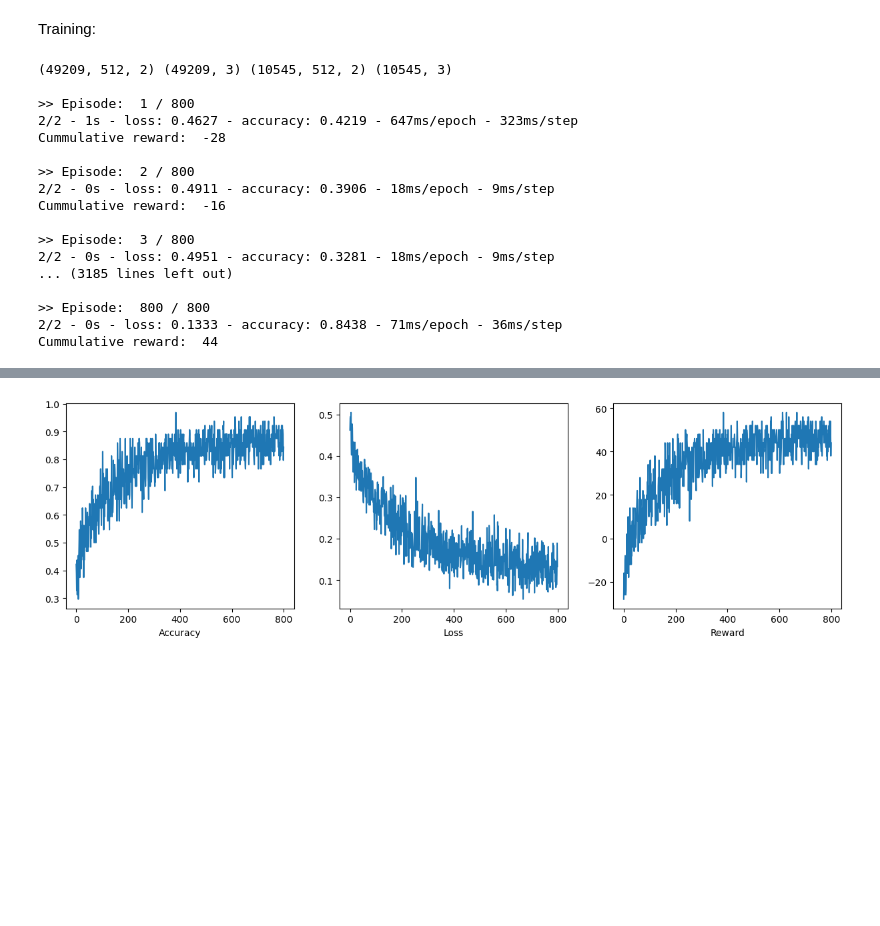
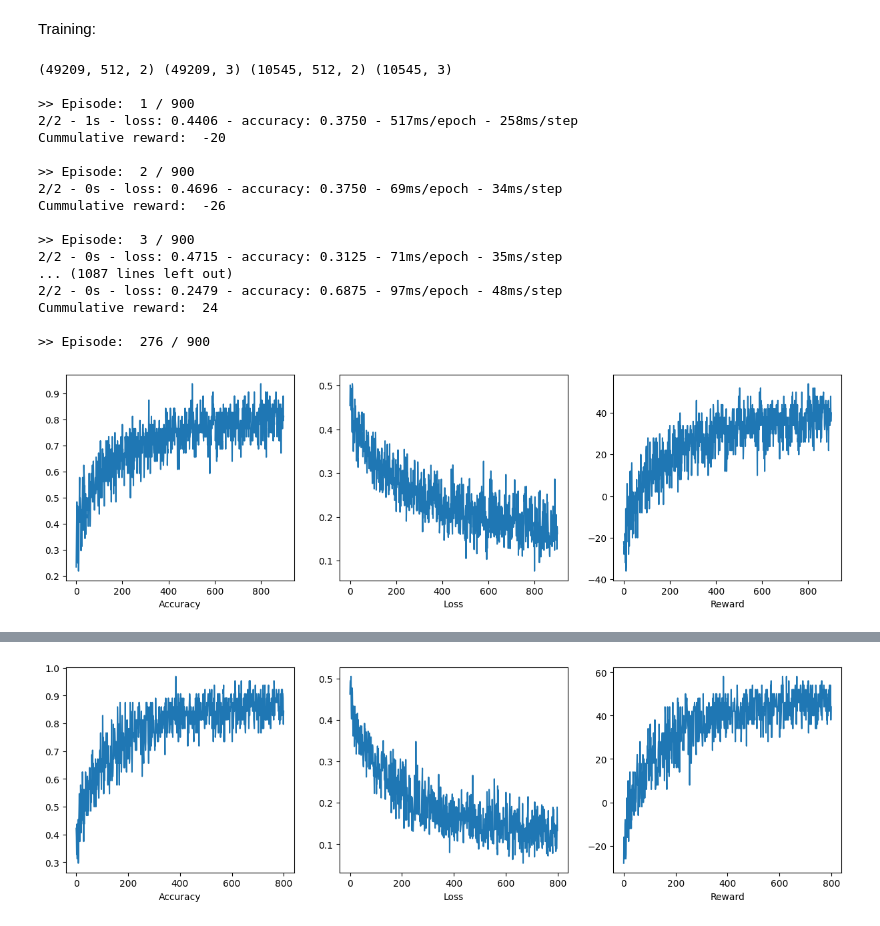
Before and after one commit to carlotala/TFG_GITT_project_code, a Jupyter notebook: RL_CNN_Model.ipynb, the cells around one changed output, grey strips where cells are left out. Cells and saved outputs as stored; diff of their text form; code cells hidden in the pictures; blank space fills up the shorter version.

Commit message:
Updating RL model and requirements.txt

```diff
--- a/RL_CNN_Model.ipynb
+++ b/RL_CNN_Model.ipynb
@@ -193,13 +193,13 @@ trainX, trainy, testX, testy = load_dataset() # load dataset (x = state, y = act
 env = PowerPlantEnv(dataset=(trainX, trainy))
 action_space = [0,1,2] # action space: {0: healthy, 1: OR fault, 2: IR fault}
 
-E = 800 # training episode number
+E = 900 # training episode number
 M = 300 # experience pool capacity
 R = 64 # replay size
 T = 64 # game rounds in one episode
 C = 10 # copy period: training steps to update periodicity of target network
 
-discount_factor = 0.01 # gamma
+discount_factor = 0.05 # gamma
 learning_rate = 0.001 # alpha
 
 # epsilon-greedy:
@@ -211,6 +211,8 @@ epsilon_decay = 0.3  # exponential decay rate for exploration prob
 cum_reward_episode = []
 acc_episode = []
 loss_episode = []
+best_acc = []
+best_weights = []
 
 ddqn_agent = DDQNAgent(learning_rate=learning_rate, discount_factor=discount_factor, \
                                 action_space=action_space, \
@@ -235,13 +237,17 @@ for e in range(1,E+1): # training episode
         ddqn_agent.add_experience(exp)
         observation = observation_
         acc, loss = ddqn_agent.learn()
+    if acc > best_acc: # save weights if accuracy improves
+        best_acc = acc
+        best_weights = ddqn_agent.q_policy.get_weights()
     cum_reward_episode.append(cum_reward)
     acc_episode.append(acc)
     loss_episode.append(loss)
     print("Cummulative reward: ",cum_reward)
 
-# save model
+# save best model
 ddqn_model = ddqn_agent.q_policy
+ddqn_model.set_weights(best_weights)
 models_dir = 'models/'
 existing_models = [filename for filename in os.listdir(models_dir) if filename.startswith('ddqn_model')]
 num_model = len(existing_models)+1
@@ -250,18 +256,49 @@ ddqn_model.save(filename)
 # %% [output]
 (49209, 512, 2) (49209, 3) (10545, 512, 2) (10545, 3)
 
->> Episode:  1 / 800
-2/2 - 1s - loss: 0.4627 - accuracy: 0.4219 - 647ms/epoch - 323ms/step
-Cummulative reward:  -28
+>> Episode:  1 / 900
+2/2 - 1s - loss: 0.4406 - accuracy: 0.3750 - 517ms/epoch - 258ms/step
+Cummulative reward:  -20
 
->> Episode:  2 / 800
-2/2 - 0s - loss: 0.4911 - accuracy: 0.3906 - 18ms/epoch - 9ms/step
-Cummulative reward:  -16
+>> Episode:  2 / 900
+2/2 - 0s - loss: 0.4696 - accuracy: 0.3750 - 69ms/epoch - 34ms/step
+Cummulative reward:  -26
 
->> Episode:  3 / 800
-2/2 - 0s - loss: 0.4951 - accuracy: 0.3281 - 18ms/epoch - 9ms/step
-... (3185 lines left out)
+>> Episode:  3 / 900
+2/2 - 0s - loss: 0.4715 - accuracy: 0.3125 - 71ms/epoch - 35ms/step
+... (1087 lines left out)
+2/2 - 0s - loss: 0.2479 - accuracy: 0.6875 - 97ms/epoch - 48ms/step
+Cummulative reward:  24
 
->> Episode:  800 / 800
-2/2 - 0s - loss: 0.1333 - accuracy: 0.8438 - 71ms/epoch - 36ms/step
-Cummulative reward:  44
+>> Episode:  276 / 900
+# %%
+# E = 900 # training episode number ==> aumentar epochs
+# M = 300 # experience pool capacity
+# R = 64 # replay size
+# T = 64 # game rounds in one episode
+# C = 10 # copy period: training steps to update periodicity of target network
+# discount_factor = 0.001 # gamma
+# learning_rate = 0.001 # alpha
+# # epsilon-greedy:
+# # tradeoff between exploration and exploitation
+# epsilon_0 = 0.4  # exploration probability at start
+# epsilon_min = 0.01  # minimum exploration probability
+# epsilon_decay = 0.3  # exponential decay rate for exploration prob
+# Modelo con 2 capas de Conv1D
+# con datos normalizados!
+# guardando el mejor modelo, no el último
+
+fig, axs = plt.subplots(1, 3, figsize=(15, 4))
+
+axs[0].plot(acc_episode)
+axs[0].set(xlabel='Accuracy')
+
+axs[1].plot(loss_episode)
+axs[1].set(xlabel='Loss')
+
+axs[2].plot(cum_reward_episode)
+axs[2].set(xlabel='Reward')
+
+plt.show()
+# %% [output]
+[figure, added]
```
Also changed, not shown: parts of 3 cells of this notebook, 1 other file.
